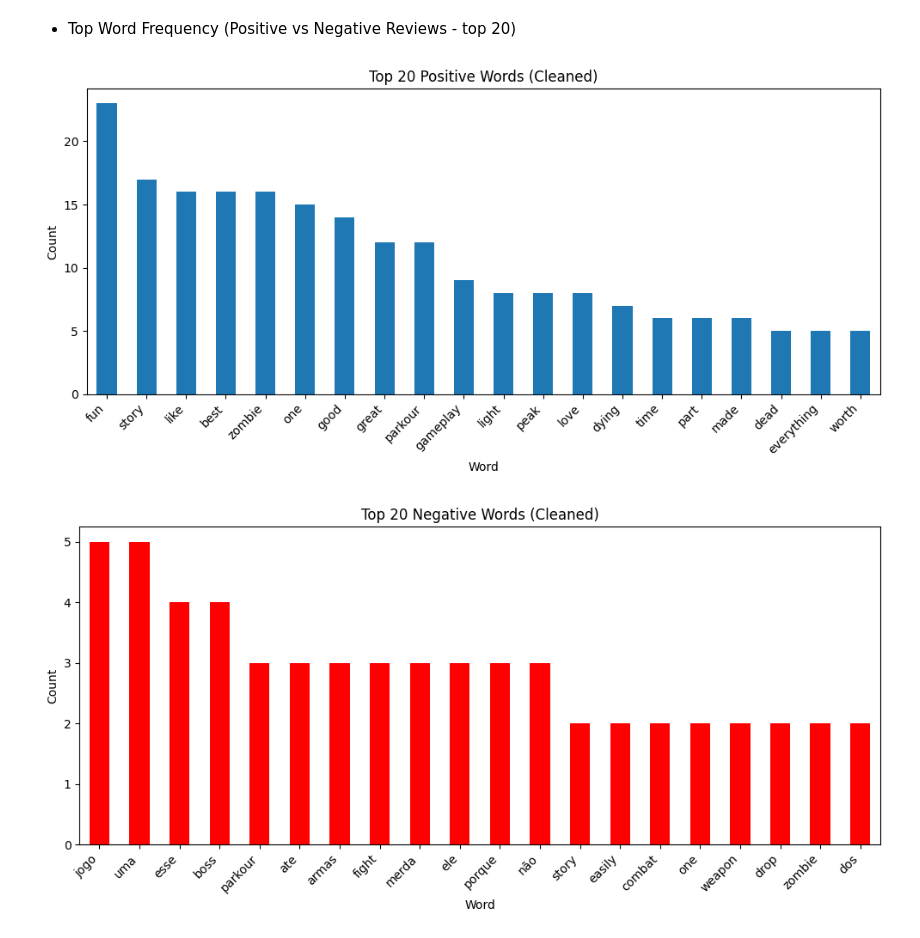
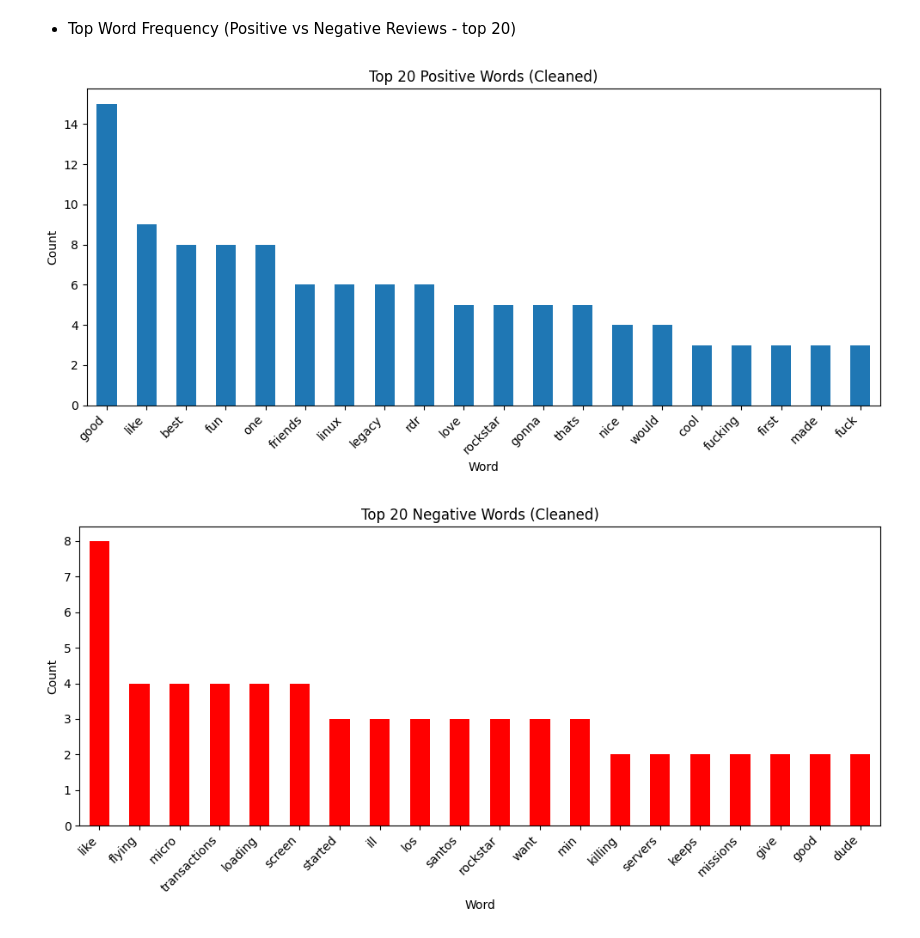
Before and after one commit to UoA-704/pyproject, a Jupyter notebook: groupAssignment.ipynb, the cells around one changed output. Saved outputs shown, nothing was run; the diff lists cells and outputs as text; code cells hidden in the pictures.

```diff
--- a/groupAssignment.ipynb
+++ b/groupAssignment.ipynb
@@ -733,6 +733,6 @@ def fetch_reviews_by_name(game_name, num=100):
 
     return fetch_steam_reviews(appid, num=num)
 
-comments_df = fetch_reviews_by_name("Dying Light", 100)
+comments_df = fetch_reviews_by_name("Grand Theft Auto IV", 100)
 comments_df
 # %% [output]
@@ -828,7 +828,9 @@ custom_stopwords = {
     "game", "games", "play", "played", "playing",
     "u", "im", "ive", "feel", "even", "ever", "much",
     "many", "still", "feels", "get", "lot", "every",
-    "year", "years", "really"
+    "year", "years", "really", "online", "gta", "time",
+    "dont", "cant", "enhanced", "youre", "thing", "also",
+    "must"
 }
 
 # Merge
@@ -908,36 +910,36 @@ def clean_and_tokenise(text):
     return tokens
 
 # 2. Clean & tokenize positive/negative review text
-pos_tokens = clean_and_tokenise(positive_text)
-neg_tokens = clean_and_tokenise(negative_text)
+pos_tokens = clean_and_tokenise(positive_clean)
+neg_tokens = clean_and_tokenise(negative_clean)
 
 # Count top 20 words
 pos_words = Counter(pos_tokens).most_common(20)
 neg_words = Counter(neg_tokens).most_common(20)
 
 
 
 # 3. Plot Top 20 Positive Words
 pd.DataFrame(pos_words, columns=["word","count"]).plot(
     kind="bar", x="word", legend=False, figsize=(10,5)
 )
 plt.title("Top 20 Positive Words (Cleaned)")
 plt.xlabel("Word")
 plt.ylabel("Count")
 plt.xticks(rotation=45, ha="right")
 plt.tight_layout()
 plt.show()
 
 # 4. Plot Top 20 Negative Words
 pd.DataFrame(neg_words, columns=["word","count"]).plot(
     kind="bar", x="word", color="red", legend=False, figsize=(10,5)
 )
 plt.title("Top 20 Negative Words (Cleaned)")
 plt.xlabel("Word")
 plt.ylabel("Count")
 plt.xticks(rotation=45, ha="right")
 plt.tight_layout()
 plt.show()
 # %% [output]
-[figure, old version]
+[figure, new version]
-[figure, old version]
+[figure, new version]
```
Also changed, not shown: parts of 4 cells of this notebook.
